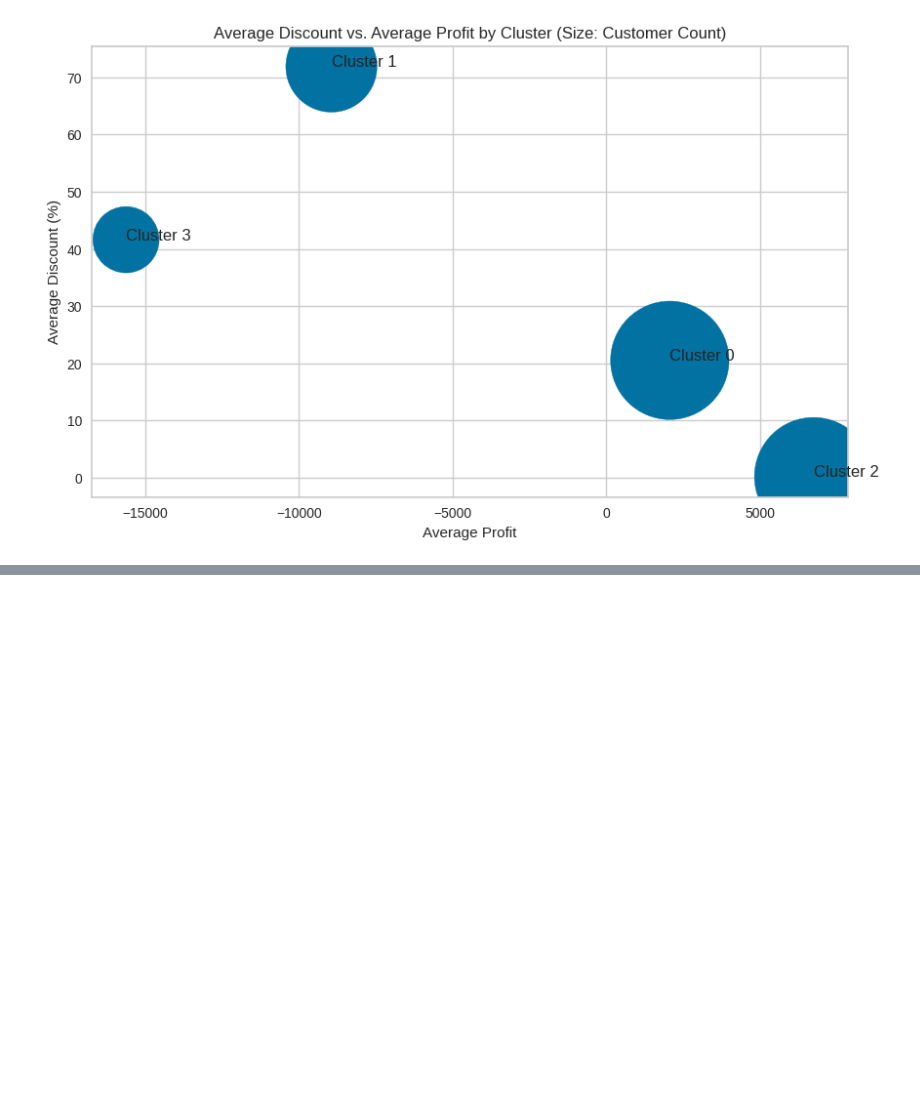
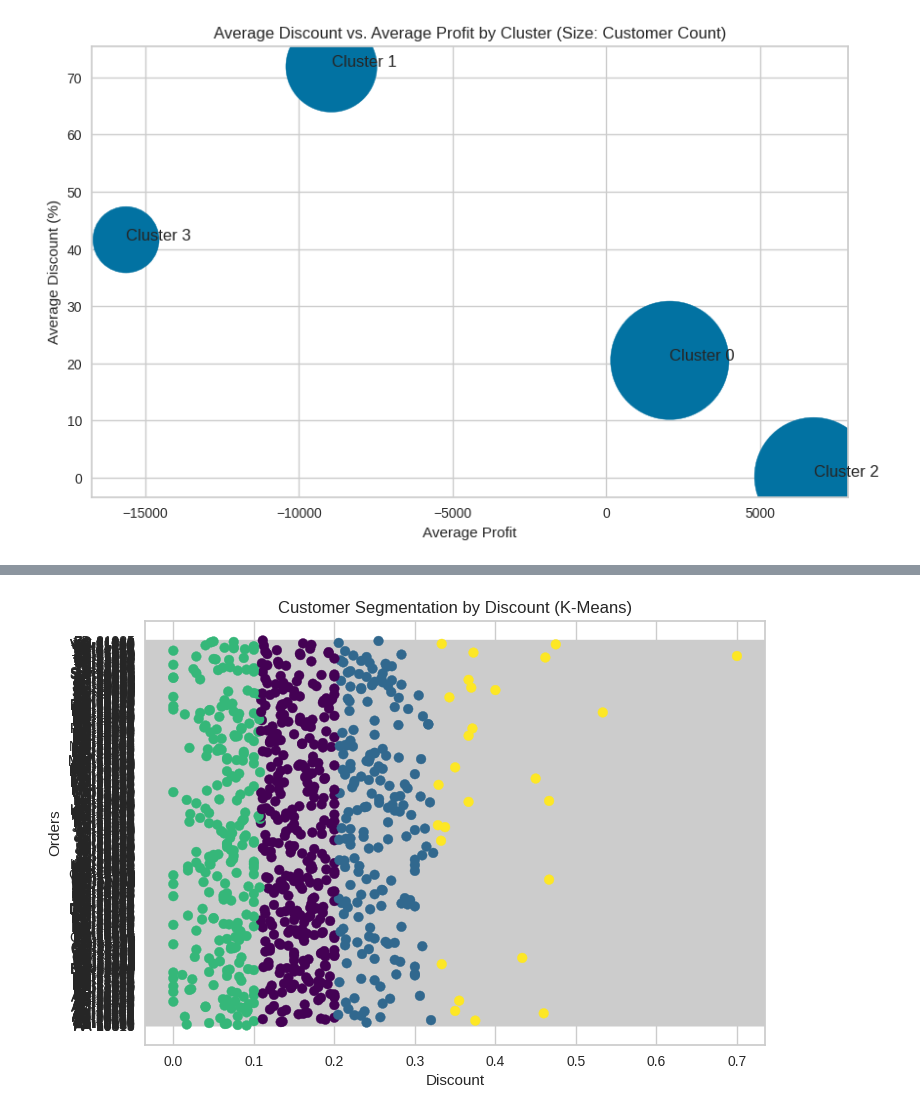
Before and after one commit to sheikita/SDS-Clustering, a Jupyter notebook: TestSegmentation.ipynb, the cells around one changed output, grey strips where cells are left out. Drawn from its saved outputs; the diff is of its cells as text; code cells hidden in the pictures; blank space fills up the shorter version.

```diff
--- a/TestSegmentation.ipynb
+++ b/TestSegmentation.ipynb
@@ -1264,0 +1324,16 @@ plt.show()
+# %%
+# prompt: drop columns from dfddiscount
+
+dfddiscount.drop(['FirstOrder', 'LastOrder', 'LifespanDays'], axis=1, inplace=True)
+# %%
+# Apply K-Means clustering
+kmeans = KMeans(n_clusters=4, random_state=42)
+dfddiscount['Cluster_KMeans'] = kmeans.fit_predict(dfd.values.reshape(-1, 1))
+
+plt.scatter( dfddiscount['Discount'],dfddiscount.index, c=dfddiscount['Cluster_KMeans'], cmap='viridis')
+plt.title('Customer Segmentation by Discount (K-Means)')
+plt.xlabel('Discount')
+plt.ylabel('Orders')
+plt.show()
+# %% [output]
+[figure, added]
```
Also changed, not shown: parts of 17 cells of this notebook.
